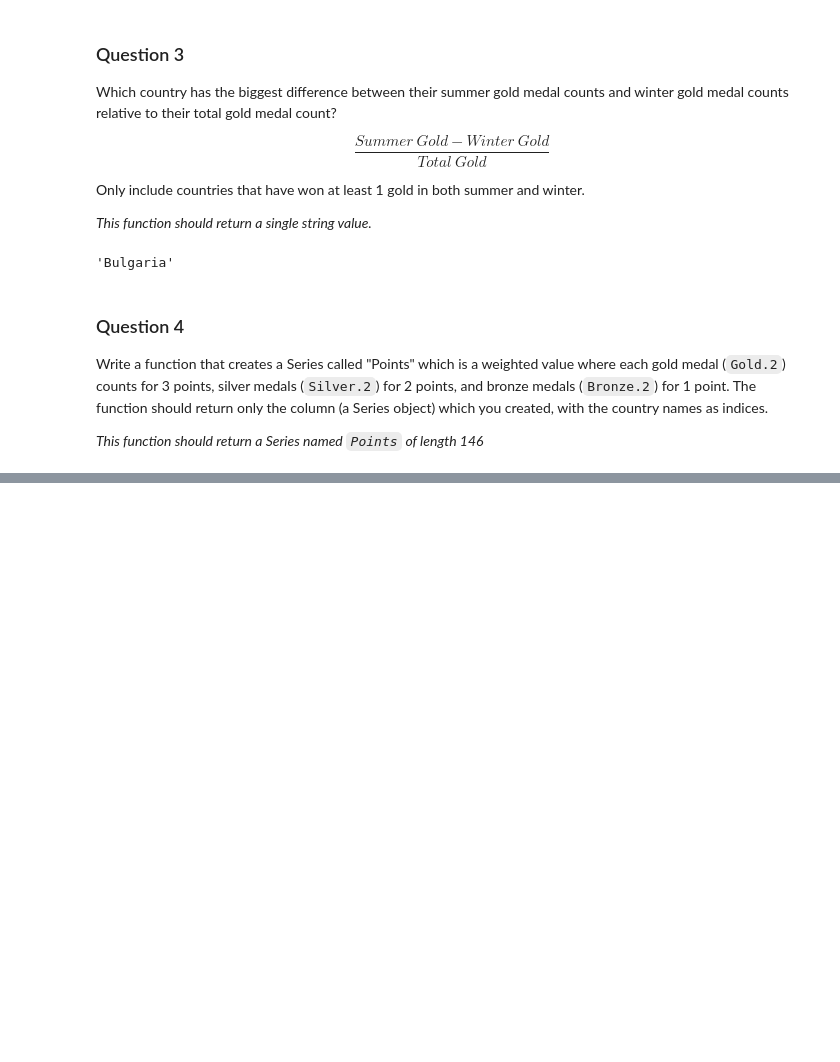
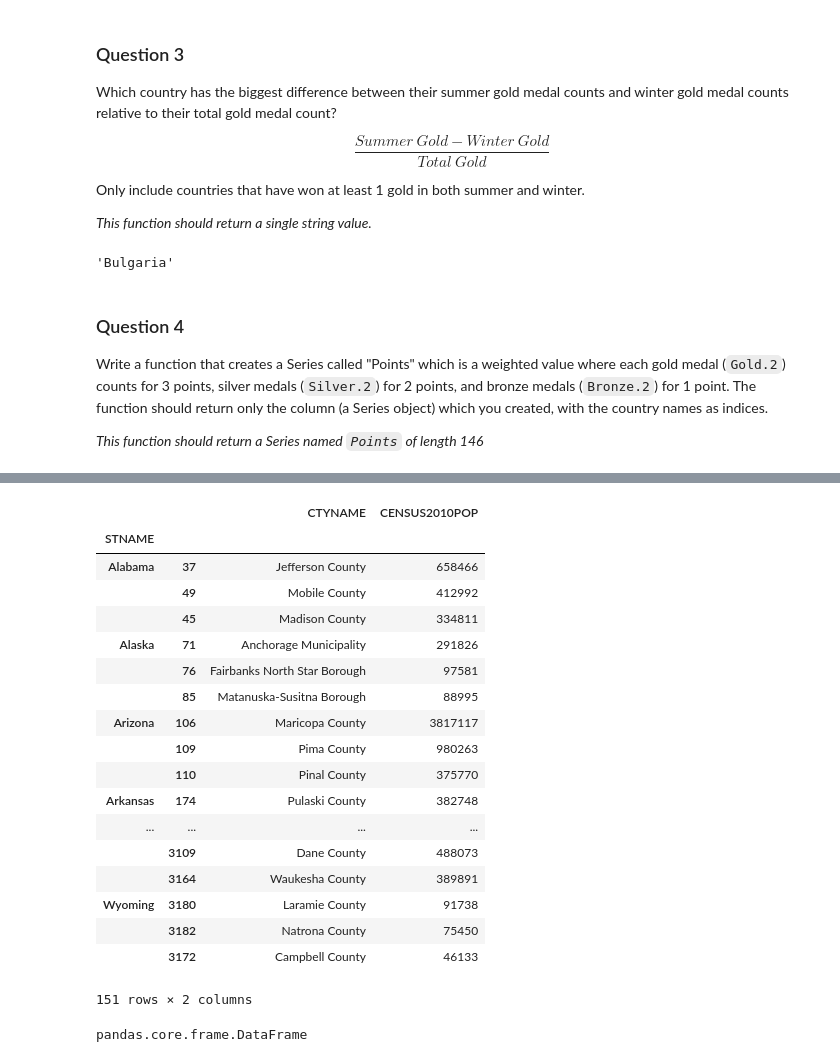
Before and after one commit to mohitsoni7/coursera_datasci_1, a Jupyter notebook: assignment2.ipynb, the cells around one changed output, grey strips where cells are left out. Cells and saved outputs as stored; diff of their text form; code cells hidden in the pictures; blank space fills up the shorter version.

```diff
--- a/assignment2.ipynb
+++ b/assignment2.ipynb
@@ -136,0 +179,4 @@ Name: Gold.2, Length: 146, dtype: int64
+# %%
+counties_only = census_df[census_df['SUMLEV'] == 50]
+counties_only = counties_only[['STNAME', 'CTYNAME', 'CENSUS2010POP']]
+counties_only
@@ -136,0 +202,31 @@ Name: Gold.2, Length: 146, dtype: int64
+# %%
+g = counties_only.groupby('STNAME')
+res = g.apply(lambda x: x.sort_values(by='CENSUS2010POP', ascending=False).head(3))
+# res.reset_index
+# type(res)
+res = res[['CTYNAME', 'CENSUS2010POP']]
+res
+# %% [output]
+|  |  | CTYNAME | CENSUS2010POP |
+| STNAME |  |  |  |
+| Alabama | 37 | Jefferson County | 658466 |
+|  | 49 | Mobile County | 412992 |
+|  | 45 | Madison County | 334811 |
+| Alaska | 71 | Anchorage Municipality | 291826 |
+|  | 76 | Fairbanks North Star Borough | 97581 |
+|  | 85 | Matanuska-Susitna Borough | 88995 |
+| Arizona | 106 | Maricopa County | 3817117 |
+|  | 109 | Pima County | 980263 |
+|  | 110 | Pinal County | 375770 |
+| Arkansas | 174 | Pulaski County | 382748 |
+| ... | ... | ... | ... |
+|  | 3109 | Dane County | 488073 |
+|  | 3164 | Waukesha County | 389891 |
+| Wyoming | 3180 | Laramie County | 91738 |
+|  | 3182 | Natrona County | 75450 |
+|  | 3172 | Campbell County | 46133 |
+151 rows × 2 columns
+# %%
+type(res)
+# %% [output]
+pandas.core.frame.DataFrame
```
Also changed, not shown: parts of 21 cells of this notebook.
